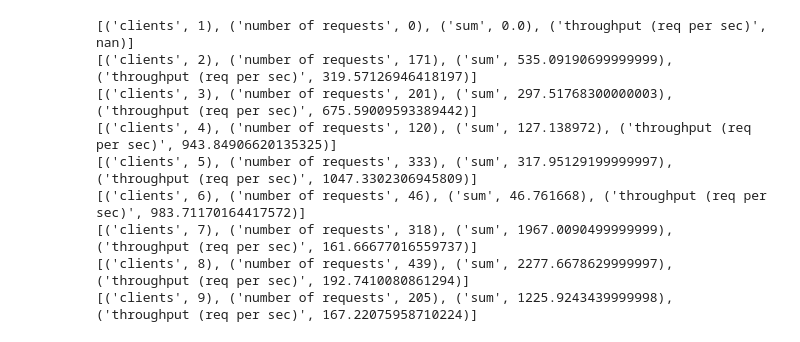
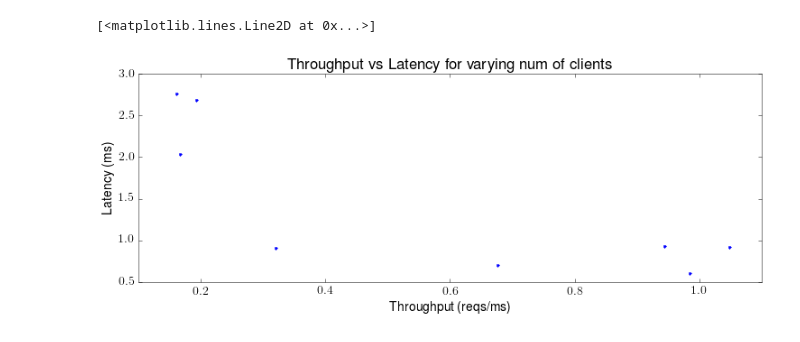
Before and after one commit to heidihoward/ios, a Jupyter notebook: scripts/graph_plotting.ipynb, the cells around one changed output. Saved outputs shown, nothing was run; the diff lists cells and outputs as text; code cells hidden in the pictures.

```diff
--- a/scripts/graph_plotting.ipynb
+++ b/scripts/graph_plotting.ipynb
@@ -61,19 +96,23 @@ axes.legend(clients,loc=1,frameon=True)
-# %%
-# calculating throughput
-
-for c in clients:
-    print([
- ("clients", c),
- ("number of requests", len(latency[c])),
- ("sum", np.sum(latency[c])),
- ("throughput (req per sec)", 1000 * len(latency[c]) / np.sum(latency[c]))])
-# %% [output]
-[('clients', 1), ('number of requests', 0), ('sum', 0.0), ('throughput (req per sec)', nan)]
-[('clients', 2), ('number of requests', 171), ('sum', 535.09190699999999), ('throughput (req per sec)', 319.57126946418197)]
-[('clients', 3), ('number of requests', 201), ('sum', 297.51768300000003), ('throughput (req per sec)', 675.59009593389442)]
-[('clients', 4), ('number of requests', 120), ('sum', 127.138972), ('throughput (req per sec)', 943.84906620135325)]
-[('clients', 5), ('number of requests', 333), ('sum', 317.95129199999997), ('throughput (req per sec)', 1047.3302306945809)]
-[('clients', 6), ('number of requests', 46), ('sum', 46.761668), ('throughput (req per sec)', 983.71170164417572)]
-[('clients', 7), ('number of requests', 318), ('sum', 1967.0090499999999), ('throughput (req per sec)', 161.66677016559737)]
-[('clients', 8), ('number of requests', 439), ('sum', 2277.6678629999997), ('throughput (req per sec)', 192.7410080861294)]
-[('clients', 9), ('number of requests', 205), ('sum', 1225.9243439999998), ('throughput (req per sec)', 167.22075958710224)]
+# %%
+# plotting throughput vs latency
+
+medium_latency=[]
+throughput=[]
+
+for c in clients:
+    total_latency = np.sum(latency[c])
+    number_reqs = len(latency[c])
+    throughput.append(number_reqs / total_latency)
+    medium_latency.append(np.percentile(latency[c],50))
+
+fig = plt.figure(figsize=[12,4])
+axes = fig.add_axes([0.1, 0.1, 0.8, 0.8])
+
+axes.set_xlabel('Throughput (reqs/ms)')
+axes.set_ylabel('Latency (ms)')
+axes.set_title('Throughput vs Latency for varying num of clients')
+
+axes.plot(throughput, medium_latency,"b.")
+# %% [output]
+[<matplotlib.lines.Line2D at 0x...>]
+[figure, added]
```
Also changed, not shown: parts of 5 cells of this notebook.
